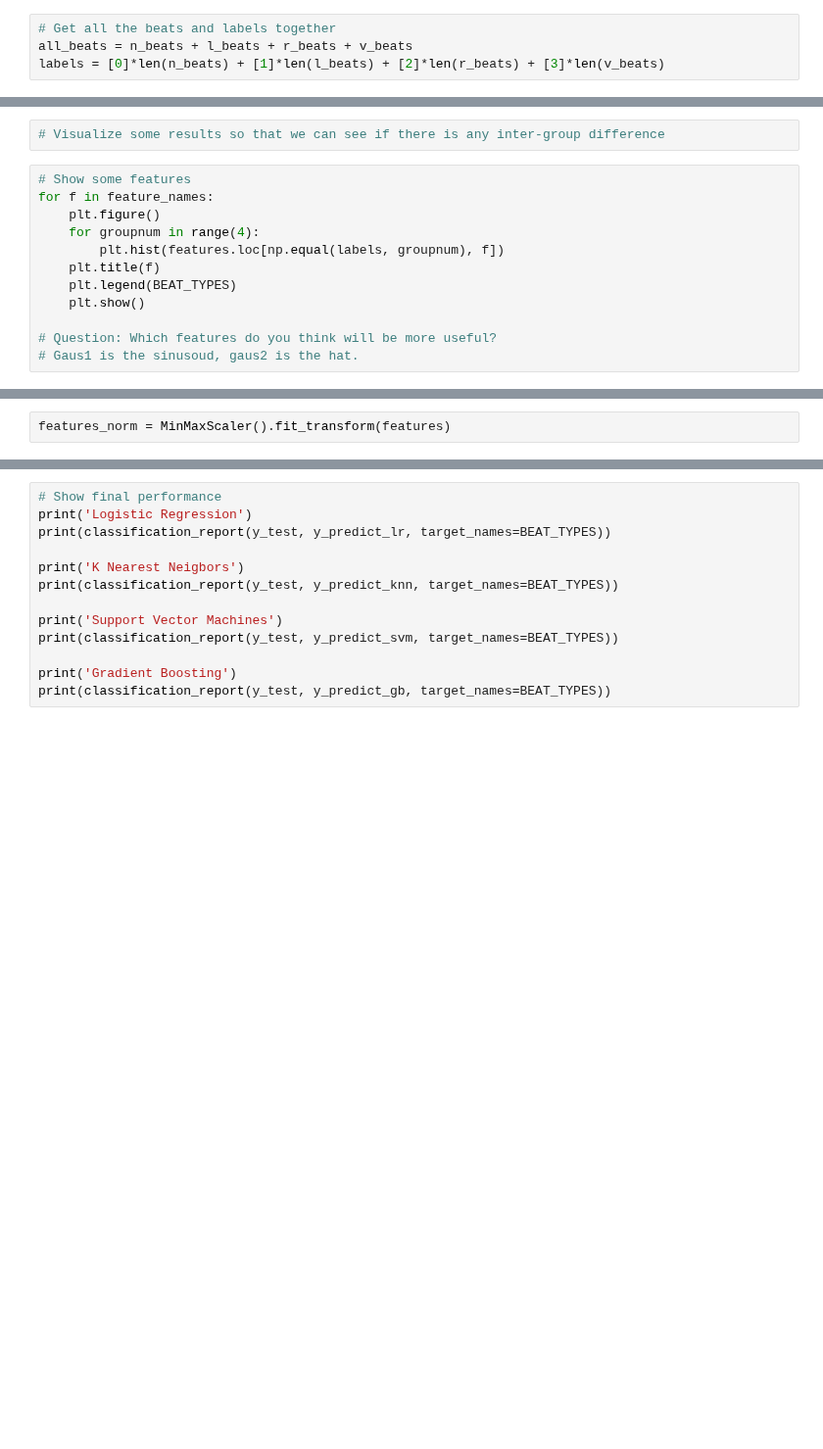
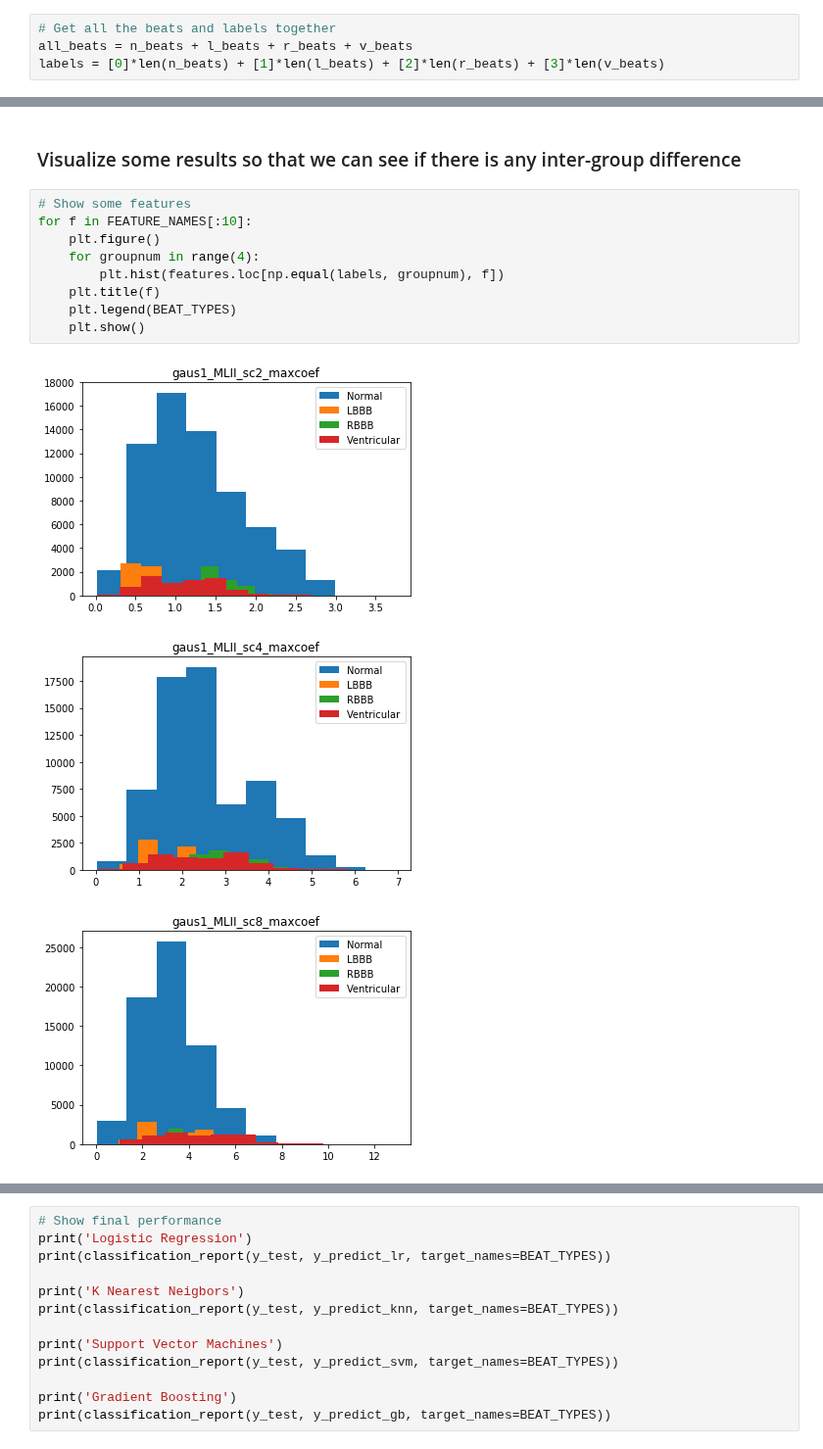
Before and after one commit to cx1111/beat-classifier, a Jupyter notebook: analysis/1-wavelets.ipynb, the cells around one changed output, grey strips where cells are left out. Shown at 98% size. Cells and saved outputs as stored; diff of their text form; blank space fills up the shorter version.

```diff
--- a/analysis/1-wavelets.ipynb
+++ b/analysis/1-wavelets.ipynb
@@ -213,15 +213,16 @@ features.head()
 5 rows × 88 columns
-# %%
-# Visualize some results so that we can see if there is any inter-group difference
+# %% [markdown]
+### Visualize some results so that we can see if there is any inter-group difference
 # %%
 # Show some features
-for f in feature_names:
+for f in FEATURE_NAMES[:10]:
     plt.figure()
     for groupnum in range(4):
         plt.hist(features.loc[np.equal(labels, groupnum), f])
     plt.title(f)
     plt.legend(BEAT_TYPES)
     plt.show()
-
-# Question: Which features do you think will be more useful?
-# Gaus1 is the sinusoud, gaus2 is the hat.
+# %% [output]
+[figure, added]
+[figure, added]
+[figure, added]
@@ -228,3 +236 @@ for f in feature_names:
-# %%
-features_norm = MinMaxScaler().fit_transform(features)
 # %%
```
Also changed, not shown: parts of 12 cells of this notebook.
